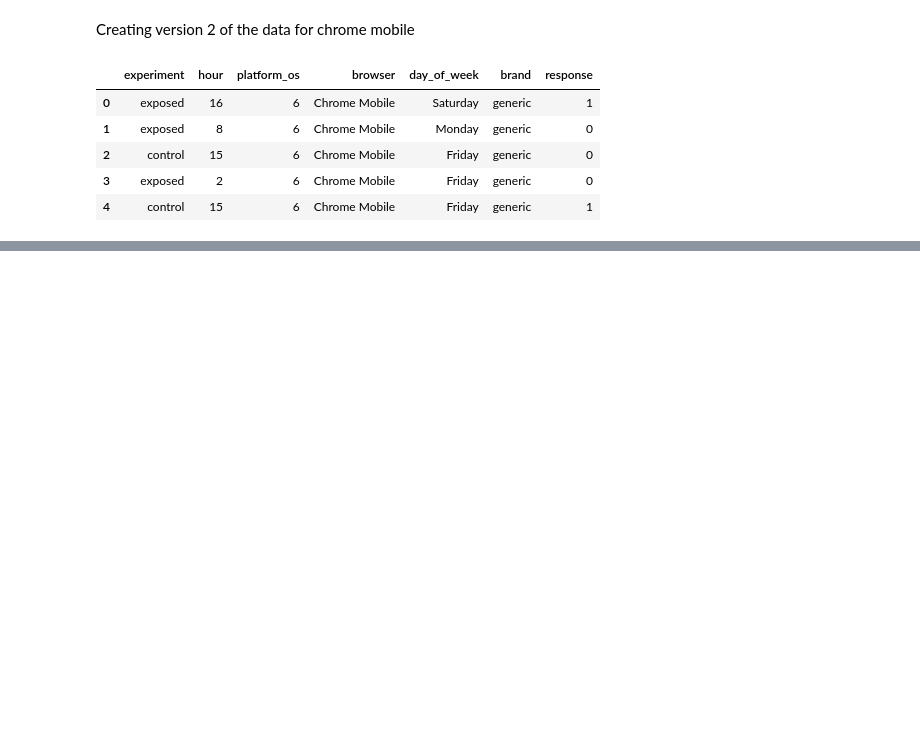
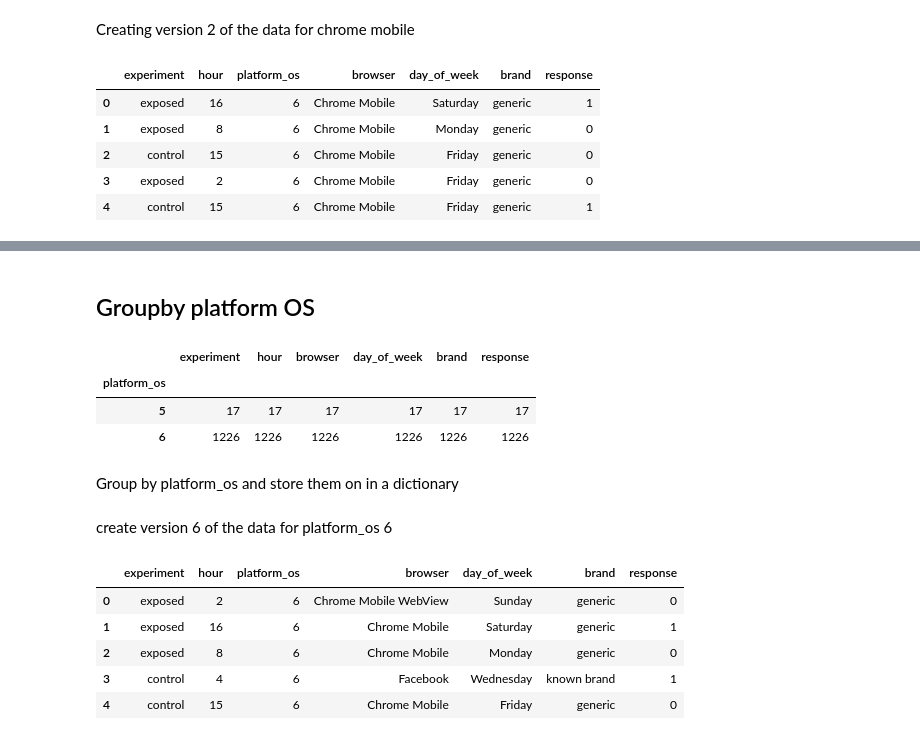
Before and after one commit to nahomHmichael/abtest-mlops, a Jupyter notebook: notebooks/AD_Smart_Data_Split.ipynb, the cells around one changed output, grey strips where cells are left out. Cells and saved outputs as stored; diff of their text form; code cells hidden in the pictures; blank space fills up the shorter version.

```diff
--- a/notebooks/AD_Smart_Data_Split.ipynb
+++ b/notebooks/AD_Smart_Data_Split.ipynb
@@ -125,0 +168,25 @@ b_df.to_csv('../data/AdSmartABdata.csv')
+# %% [markdown]
+## Groupby platform OS
+# %%
+df.groupby('platform_os').count()
+# %% [output]
+|  | experiment | hour | browser | day_of_week | brand | response |
+| platform_os |  |  |  |  |  |  |
+| 5 | 17 | 17 | 17 | 17 | 17 | 17 |
+| 6 | 1226 | 1226 | 1226 | 1226 | 1226 | 1226 |
+# %% [markdown]
+Group by platform_os and store them on in a dictionary
+# %%
+by_platform = df.groupby('platform_os')
+# %% [markdown]
+create version 6 of the data for platform_os 6
+# %%
+p_df = by_platform.get_group(6).reset_index(drop=True)
+p_df.head()
+# %% [output]
+|  | experiment | hour | platform_os | browser | day_of_week | brand | response |
+| 0 | exposed | 2 | 6 | Chrome Mobile WebView | Sunday | generic | 0 |
+| 1 | exposed | 16 | 6 | Chrome Mobile | Saturday | generic | 1 |
+| 2 | exposed | 8 | 6 | Chrome Mobile | Monday | generic | 0 |
+| 3 | control | 4 | 6 | Facebook | Wednesday | known brand | 1 |
+| 4 | control | 15 | 6 | Chrome Mobile | Friday | generic | 0 |
```
Also changed, not shown: parts of 13 cells of this notebook.
